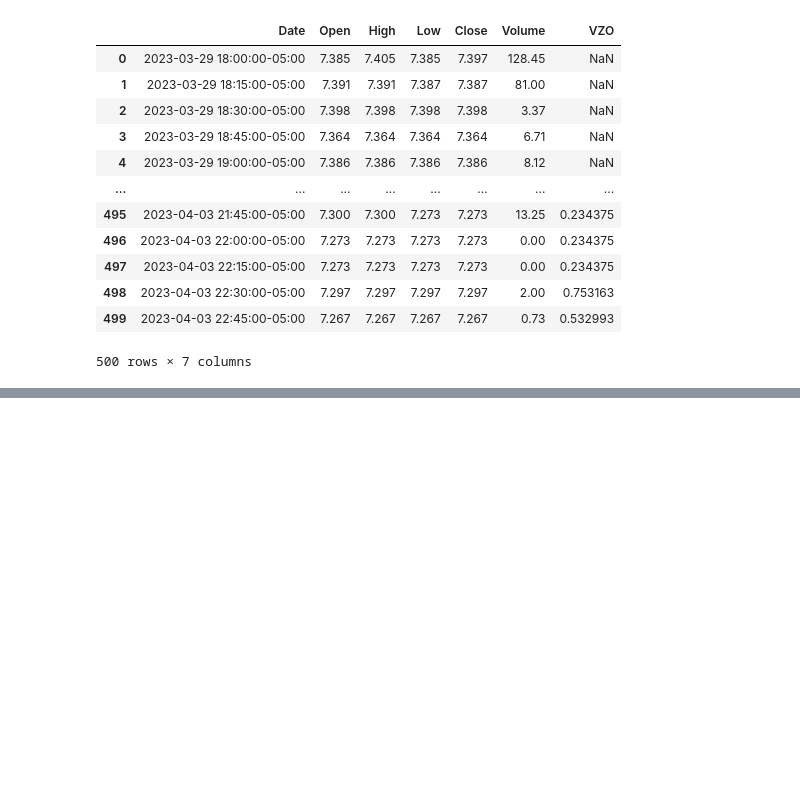
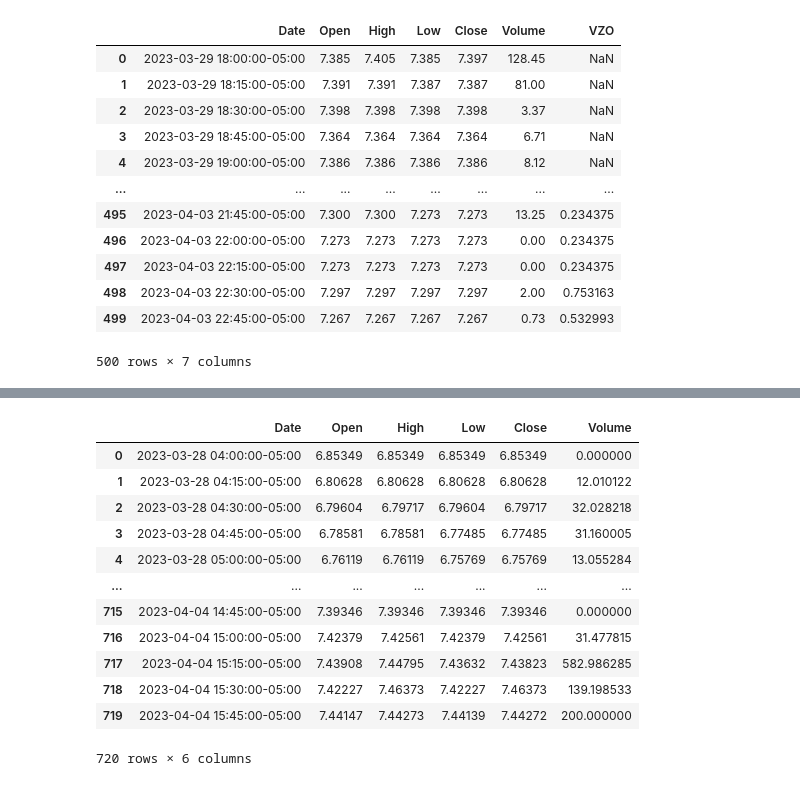
Before and after one commit to kubadlugosz/Geminit-Trading-Bot, a Jupyter notebook: Backtest.ipynb, the cells around one changed output, grey strips where cells are left out. Drawn from its saved outputs; the diff is of its cells as text; code cells hidden in the pictures; blank space fills up the shorter version.

```diff
--- a/Backtest.ipynb
+++ b/Backtest.ipynb
@@ -890,7 +890,7 @@ def getData(symbol,time):
     """
 
     # Initialize the Binance exchange object
-    binance = ccxt.binance()
+    binance = ccxt.phemex()
     # Fetch historical OHLCV data
     ohlcv = binance.fetch_ohlcv(symbol, time)
 
@@ -1186,0 +1637,39 @@ df.to_csv('data.csv')
+# %%
+def getData(symbol,time):
+    """
+    1504541580000, // UTC timestamp in milliseconds, integer
+    4235.4,        // (O)pen price, float
+    4240.6,        // (H)ighest price, float
+    4230.0,        // (L)owest price, float
+    4230.7,        // (C)losing price, float
+    37.72941911    // (V)olume float (usually in terms of the base currency, the exchanges docstring may list whether quote or base units are used)
+    """
+
+    # Initialize the Binance exchange object
+    binance = ccxt.binanceus()
+    # Fetch historical OHLCV data
+    ohlcv = binance.fetch_ohlcv(symbol, time)
+
+    columns = ['timestamp', 'open', 'high', 'low', 'close', 'volume']
+    df = pd.DataFrame(ohlcv, columns=columns)
+
+    df['timestamp'] = pd.to_datetime(df['timestamp'], unit='ms')
+    df['timestamp'] = df['timestamp'].dt.tz_localize('UTC')
+    df['timestamp'] = df['timestamp'].dt.tz_convert('America/Chicago')
+
+    df = df[['timestamp', 'open', 'high', 'low', 'close', 'volume']]
+    df.columns = ['Date', 'Open', 'High', 'Low', 'Close', 'Volume']
+
+    return df
+# %%
+df = getData('LINK/USDT','5m')
+
+
+lookback = 100
+std_deviation = 2
+
+# Apply the function to each rolling window of data and concatenate the resulting dataframes
+result = pd.concat([linear_regression_channel(df[i:i+lookback], lookback, std_deviation) for i in range(len(df)-lookback+1)])
+
+# Save the results to a new CSV file
+result.to_csv('linear_regression_channel_results.csv', index=False)
@@ -1186,0 +1694,16 @@ df.to_csv('data.csv')
+# %%
+df
+# %% [output]
+|  | Date | Open | High | Low | Close | Volume |
+| 0 | 2023-03-28 04:00:00-05:00 | 6.85349 | 6.85349 | 6.85349 | 6.85349 | 0.000000 |
+| 1 | 2023-03-28 04:15:00-05:00 | 6.80628 | 6.80628 | 6.80628 | 6.80628 | 12.010122 |
+| 2 | 2023-03-28 04:30:00-05:00 | 6.79604 | 6.79717 | 6.79604 | 6.79717 | 32.028218 |
+| 3 | 2023-03-28 04:45:00-05:00 | 6.78581 | 6.78581 | 6.77485 | 6.77485 | 31.160005 |
+| 4 | 2023-03-28 05:00:00-05:00 | 6.76119 | 6.76119 | 6.75769 | 6.75769 | 13.055284 |
+| ... | ... | ... | ... | ... | ... | ... |
+| 715 | 2023-04-04 14:45:00-05:00 | 7.39346 | 7.39346 | 7.39346 | 7.39346 | 0.000000 |
+| 716 | 2023-04-04 15:00:00-05:00 | 7.42379 | 7.42561 | 7.42379 | 7.42561 | 31.477815 |
+| 717 | 2023-04-04 15:15:00-05:00 | 7.43908 | 7.44795 | 7.43632 | 7.43823 | 582.986285 |
+| 718 | 2023-04-04 15:30:00-05:00 | 7.42227 | 7.46373 | 7.42227 | 7.46373 | 139.198533 |
+| 719 | 2023-04-04 15:45:00-05:00 | 7.44147 | 7.44273 | 7.44139 | 7.44272 | 200.000000 |
+720 rows × 6 columns
```
Also changed, not shown: parts of 26 cells of this notebook, 4 other files.
